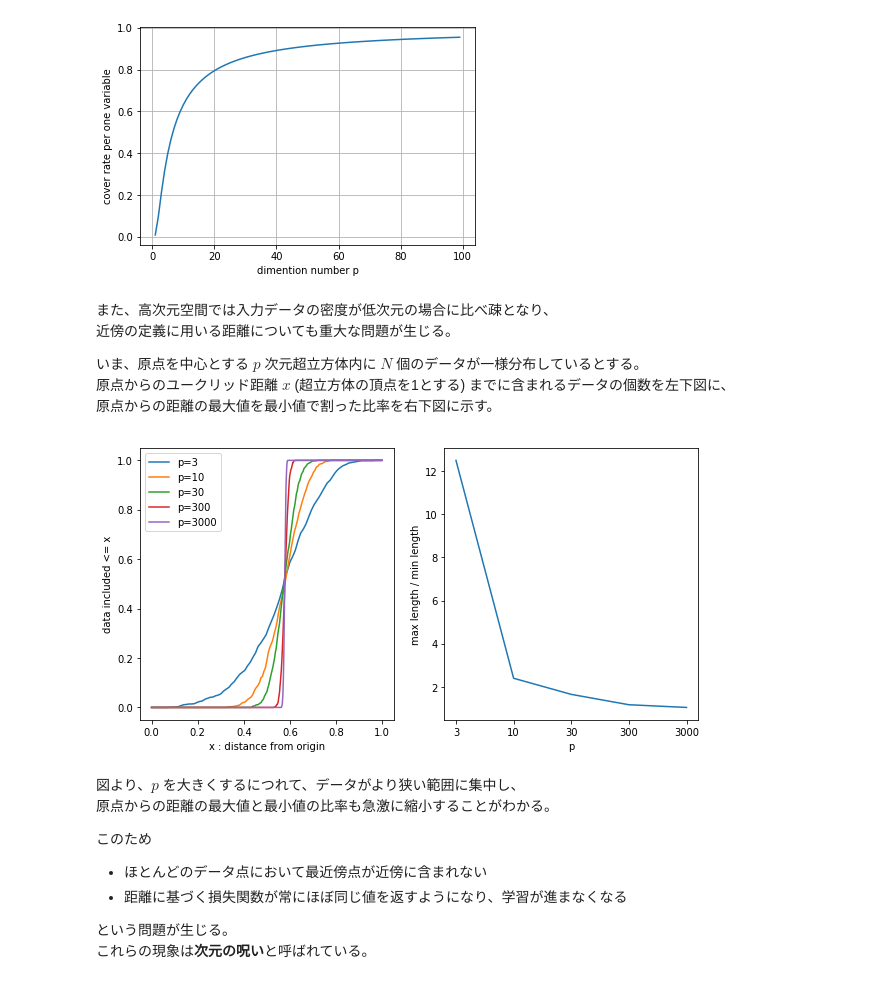
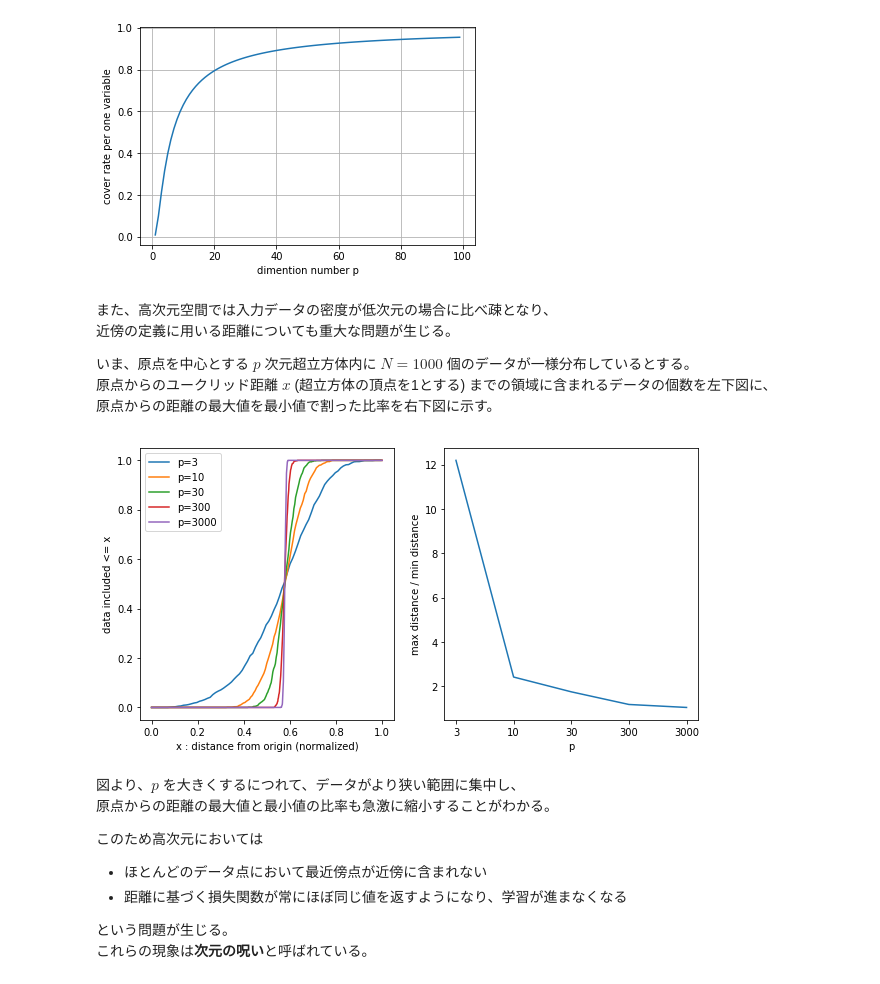
Before and after one commit to YouheiKomakine/pytorch-code-examples, a Jupyter notebook: The_Elements_of_Statistical_Learning/ESL_2.ipynb, the cells around one changed output. Drawn from its saved outputs; the diff is of its cells as text; code cells hidden in the pictures.

```diff
--- a/The_Elements_of_Statistical_Learning/ESL_2.ipynb
+++ b/The_Elements_of_Statistical_Learning/ESL_2.ipynb
@@ -386,46 +386,46 @@ plt.show()
 また、高次元空間では入力データの密度が低次元の場合に比べ疎となり、
 近傍の定義に用いる距離についても重大な問題が生じる。
 
-いま、原点を中心とする $p$ 次元超立方体内に $N$ 個のデータが一様分布しているとする。
-原点からのユークリッド距離 $x$ (超立方体の頂点を1とする) までに含まれるデータの個数を左下図に、
+いま、原点を中心とする $p$ 次元超立方体内に $N=1000$ 個のデータが一様分布しているとする。
+原点からのユークリッド距離 $x$ (超立方体の頂点を1とする) までの領域に含まれるデータの個数を左下図に、
 原点からの距離の最大値を最小値で割った比率を右下図に示す。
 # %%
 import numpy as np
 import matplotlib.pyplot as plt
 
 def f(N,p):
     dataset = np.random.rand(N,p)-0.5
     d_list = np.sqrt(np.sum(dataset**2, axis=1))
     dist = [len(np.where(d_list<=x)[0]) for x in np.arange(0,np.sqrt(p)/2,0.01)]
 
     return dist, np.max(d_list)/np.min(d_list)
 
 
 fig, (ax1, ax2) = plt.subplots(1,2, sharex=False, figsize=(10,5))
 N=1000
 dist_l=[]
 
 for p in [3,10,30,300,3000]:
     dist, l = f(N,p)
     ax1.plot(np.arange(0,np.sqrt(p)/2,0.01)/(np.sqrt(p)/2), np.array(dist)/N, label="p={}".format(p))
     dist_l.append(l)
 
 ax1.legend()
-ax1.set_xlabel("x : distance from origin")
+ax1.set_xlabel("x : distance from origin (normalized)")
 ax1.set_ylabel("data included <= x")
 ax2.plot(dist_l)
 
 ax2.set_xlabel("p")
-ax2.set_ylabel("max length / min length")
+ax2.set_ylabel("max distance / min distance")
 ax2.set_xticklabels([0,3,10,30,300,3000])
 plt.show()
 # %% [output]
-[figure, old version]
+[figure, new version]
 # %% [markdown]
 図より、$p$ を大きくするにつれて、データがより狭い範囲に集中し、
 原点からの距離の最大値と最小値の比率も急激に縮小することがわかる。
 
-このため
+このため高次元においては
  - ほとんどのデータ点において最近傍点が近傍に含まれない
  - 距離に基づく損失関数が常にほぼ同じ値を返すようになり、学習が進まなくなる
 
```
Also changed, not shown: parts of 2 cells of this notebook.
